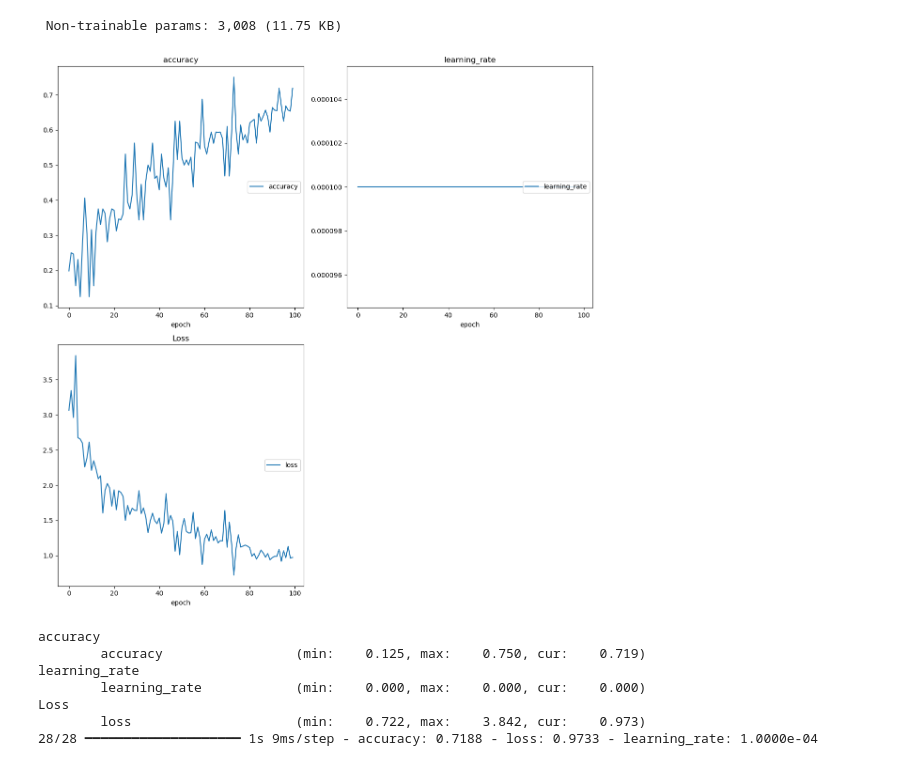
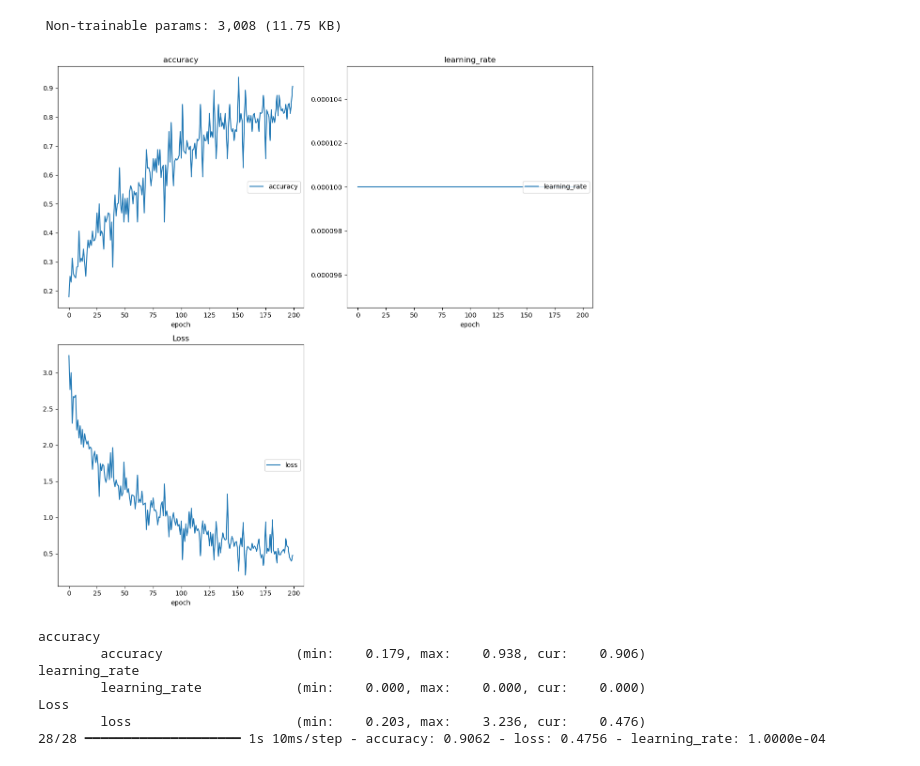
Before and after one commit to Rizwann234/BJJ-Infection-Identification, a Jupyter notebook: notebooks/model_A.ipynb, the cells around one changed output. Saved outputs shown, nothing was run; the diff lists cells and outputs as text; code cells hidden in the pictures.

```diff
--- a/notebooks/model_A.ipynb
+++ b/notebooks/model_A.ipynb
@@ -190,39 +191,39 @@ lr_scheduler = ReduceLROnPlateau(
     patience = 5, # Number of epochs to wait for change
     min_lr = 1e-5 # Minimum learning rate
 )
 
 steps_per_epoch = train_data_gen.samples//BATCH_SIZE
 
 n_epochs = 100
 
 # Checkpointer saves model after each epoch
 checkpointer = ModelCheckpoint(filepath="../models/model_A.weights.best.keras",
                                 verbose = 1,
                                 save_best_only = True)
 
 # Early stopping to prevent overtraining and to ensure decreasing validation loss
 early_stop = EarlyStopping(monitor='val_loss',
                             patience = 10,
                             restore_best_weights = True,
                             mode = 'min')
 
 # Tensorboard
 tb_callback = TensorBoard(log_dir="../models/model A/logs")
 
 # Actual fitting on the model
 
 history = model_A.fit(
     train_data_gen,
     steps_per_epoch = steps_per_epoch,
-    epochs = 100,
+    epochs = 200,
     callbacks = [checkpointer, tb_callback, lr_scheduler, PlotLossesKeras()]
 )
 # %% [output]
-[figure, old version]
+[figure, new version]
 accuracy
-        accuracy                 (min:    0.125, max:    0.750, cur:    0.719)
+        accuracy                 (min:    0.179, max:    0.938, cur:    0.906)
 learning_rate
         learning_rate            (min:    0.000, max:    0.000, cur:    0.000)
 Loss
-        loss                     (min:    0.722, max:    3.842, cur:    0.973)
-28/28 ━━━━━━━━━━━━━━━━━━━━ 1s 9ms/step - accuracy: 0.7188 - loss: 0.9733 - learning_rate: 1.0000e-04
+        loss                     (min:    0.203, max:    3.236, cur:    0.476)
+28/28 ━━━━━━━━━━━━━━━━━━━━ 1s 10ms/step - accuracy: 0.9062 - loss: 0.4756 - learning_rate: 1.0000e-04
```
Also changed, not shown: parts of 6 cells of this notebook, 2 other files.
